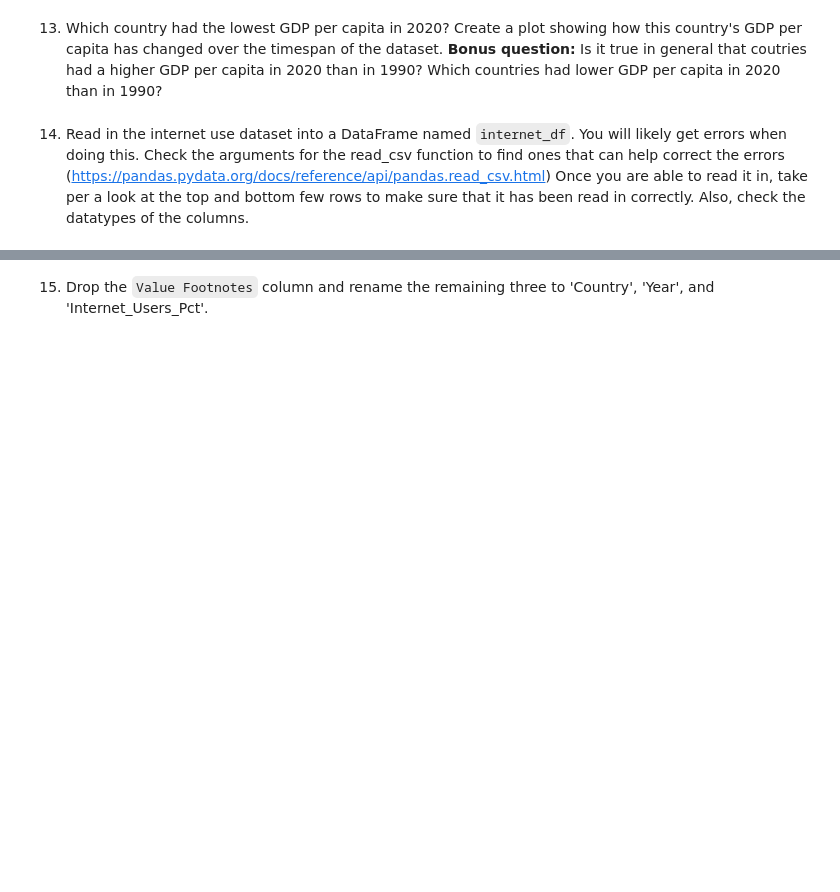
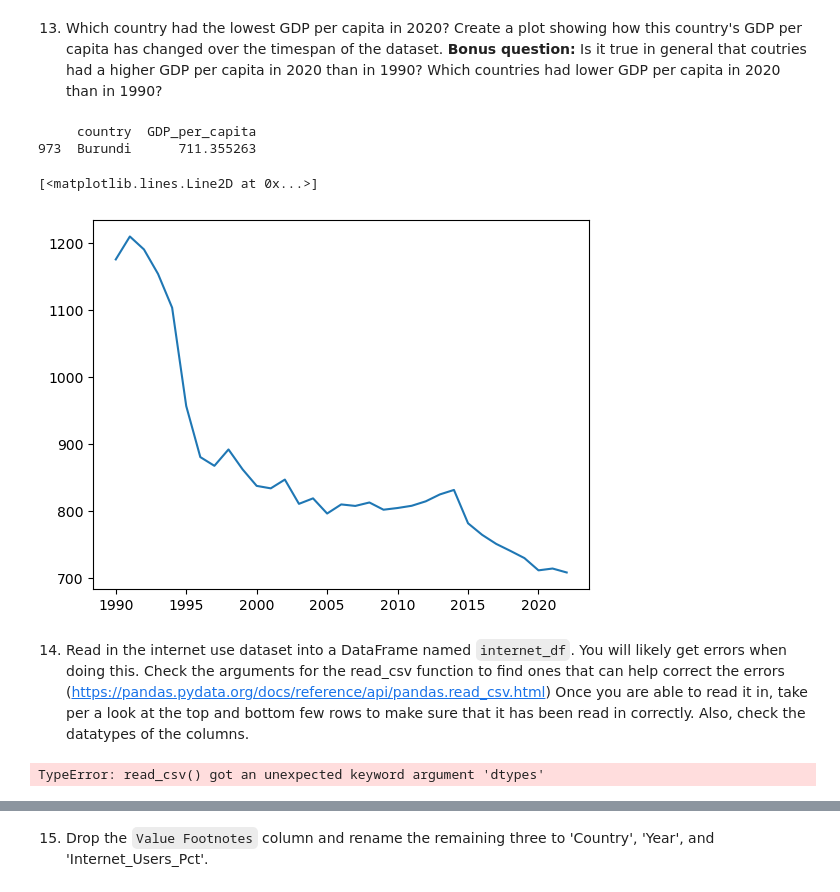
Before and after one commit to NSS-Data-Analytics-Cohort-10/gdp-and-internet-usage-marthahunter, a Jupyter notebook: notebooks/un_data_project.ipynb, the cells around one changed output, grey strips where cells are left out. Saved outputs shown, nothing was run; the diff lists cells and outputs as text; code cells hidden in the pictures; blank space fills up the shorter version.

```diff
--- a/notebooks/un_data_project.ipynb
+++ b/notebooks/un_data_project.ipynb
@@ -291,6 +291,21 @@ plt.plot(luxembourg_gdp.year, luxembourg_gdp.GDP_per_capita)
 # %% [markdown]
 13. Which country had the lowest GDP per capita in 2020? Create a plot showing how this country's GDP per capita has changed over the timespan of the dataset. **Bonus question:** Is it true in general that coutries had a higher GDP per capita in 2020 than in 1990? Which countries had lower GDP per capita in 2020 than in 1990?
+# %%
+lowest_gdp_2020 = twenty_twenty.sort_values(by='GDP_per_capita', ascending=True).head(1)
+print(lowest_gdp_2020)
+# %% [output]
+     country  GDP_per_capita
+973  Burundi      711.355263
+# %%
+# answer is Burundi - create lineplot showing GDP over time
+burundi_gdp = gdp_df[gdp_df['country'] == 'Burundi'].sort_values(['year'])
+plt.plot(burundi_gdp.year, burundi_gdp.GDP_per_capita)
+# %% [output]
+[<matplotlib.lines.Line2D at 0x...>]
+[figure, added]
 # %% [markdown]
 14. Read in the internet use dataset into a DataFrame named `internet_df`. You will likely get errors when doing this. Check the arguments for the read_csv function to find ones that can help correct the errors (https://pandas.pydata.org/docs/reference/api/pandas.read_csv.html) Once you are able to read it in, take per a look at the top and bottom few rows to make sure that it has been read in correctly. Also, check the datatypes of the columns.
 # %%
-internet_df = pd.read_csv('../data/internet_use.csv',index_col = False, sep='","', engine='python')
+internet_df = pd.read_csv('../data/internet_use.csv', dtypes = {'Country or Area': 'str', 'Year': 'int'}, on_bad_lines='skip')
+# %% [output]
+TypeError: read_csv() got an unexpected keyword argument 'dtypes'
```
Also changed, not shown: parts of 17 cells of this notebook.
